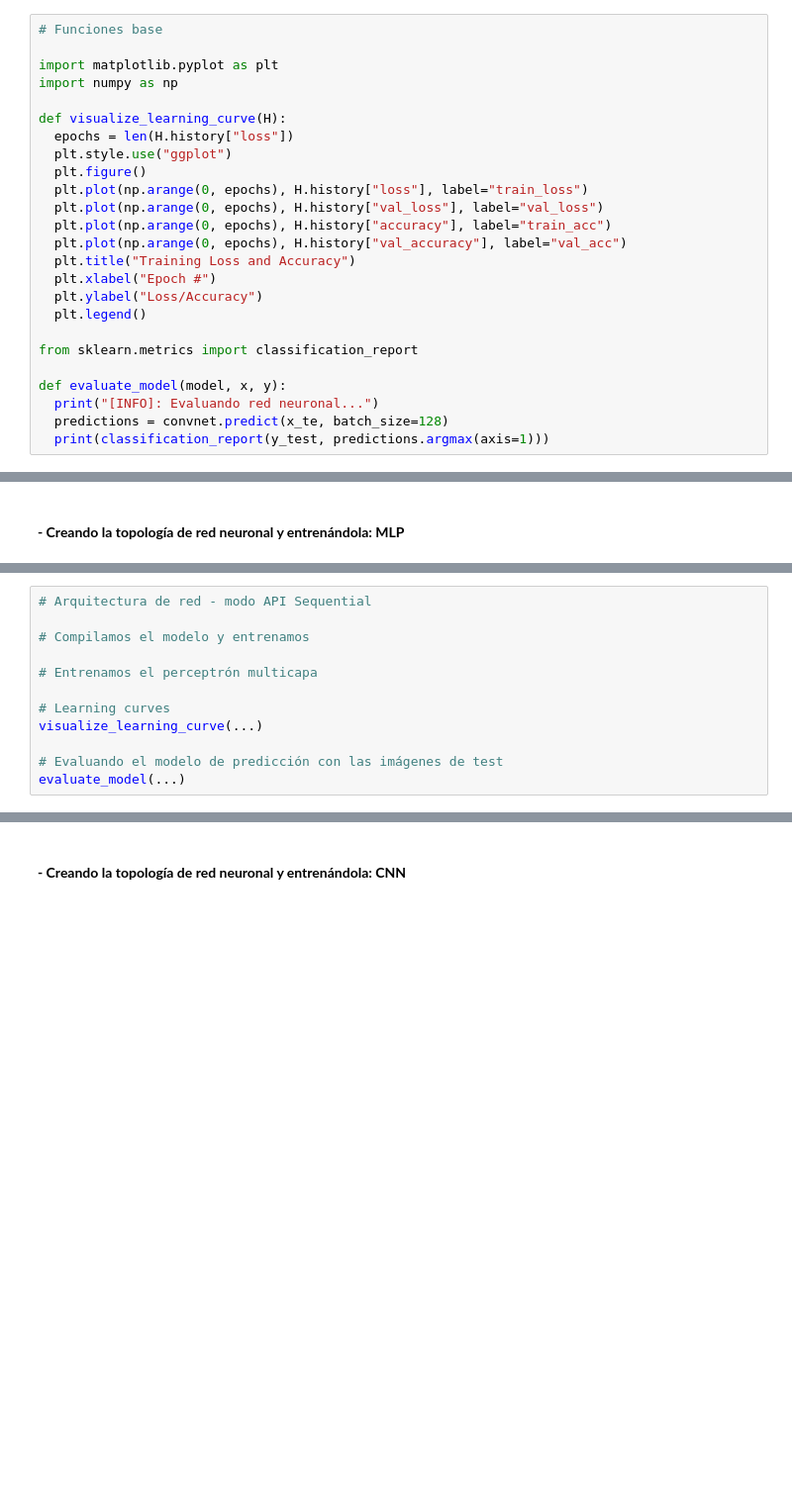
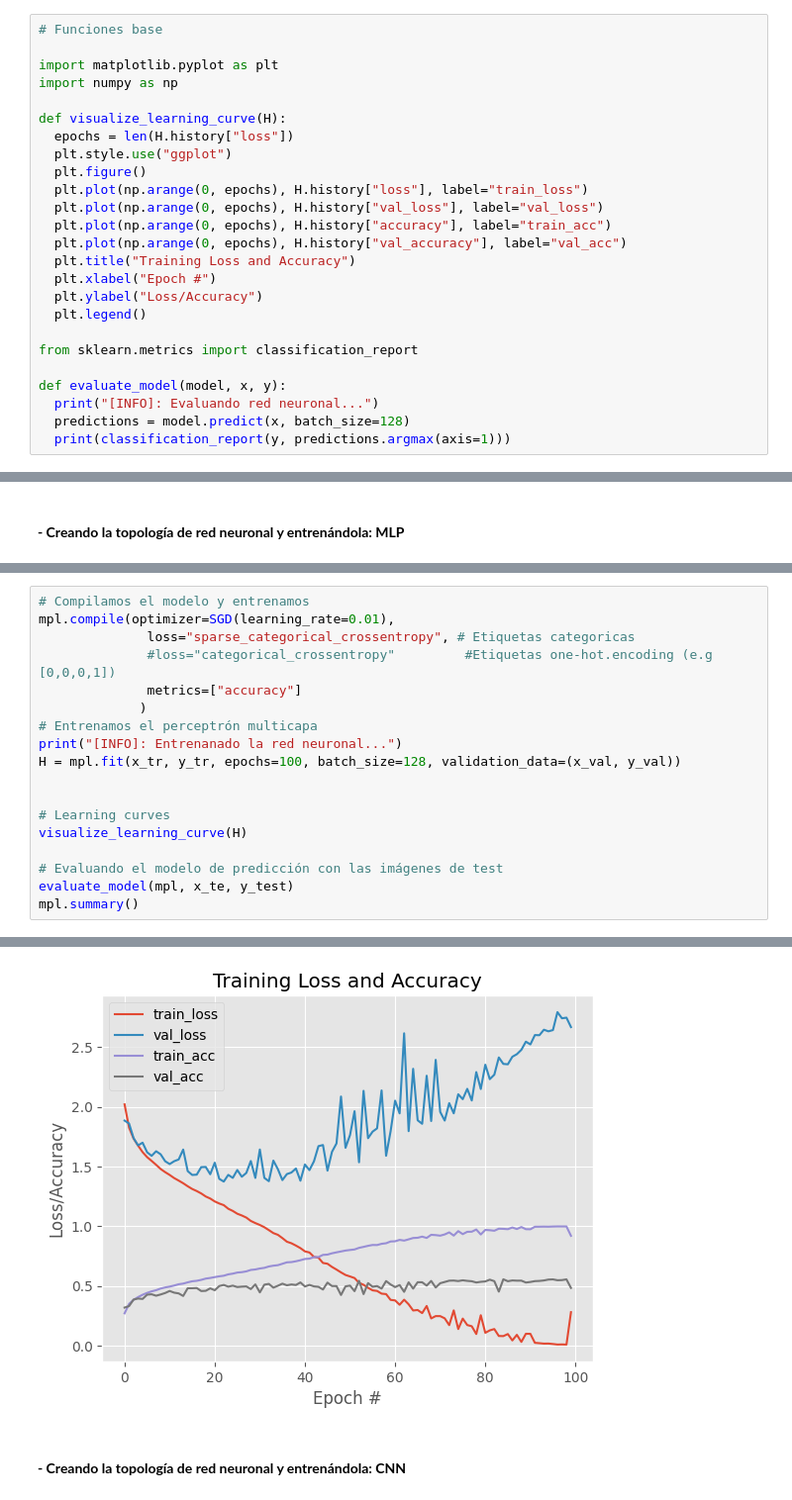
Before and after one commit to JorgeZarama/DeepLearning, a Jupyter notebook: 07MIAR_VC04_VC05_Deep_Vision_Colab.ipynb, the cells around one changed output, grey strips where cells are left out. Shown at 99% size. Saved outputs shown, nothing was run; the diff lists cells and outputs as text; blank space fills up the shorter version.

```diff
--- a/07MIAR_VC04_VC05_Deep_Vision_Colab.ipynb
+++ b/07MIAR_VC04_VC05_Deep_Vision_Colab.ipynb
@@ -33,8 +33,8 @@ from sklearn.metrics import classification_report
 
 def evaluate_model(model, x, y):
   print("[INFO]: Evaluando red neuronal...")
-  predictions = convnet.predict(x_te, batch_size=128)
-  print(classification_report(y_test, predictions.argmax(axis=1)))
+  predictions = model.predict(x, batch_size=128)
+  print(classification_report(y, predictions.argmax(axis=1)))
 # %% [markdown]
 ## **INTRODUCCIÓN A LAS CONVOLUTIONAL NEURAL NETWORKS: MNIST DATASET**
 # %% [markdown]
@@ -193,12 +240,19 @@ weighted avg       0.99      0.99      0.99     10000
 # %%
-# Arquitectura de red - modo API Sequential
+# Compilamos el modelo y entrenamos
+mpl.compile(optimizer=SGD(learning_rate=0.01),
+              loss="sparse_categorical_crossentropy", # Etiquetas categoricas
+              #loss="categorical_crossentropy"         #Etiquetas one-hot.encoding (e.g [0,0,0,1])
+              metrics=["accuracy"]
+             )
+# Entrenamos el perceptrón multicapa
+print("[INFO]: Entrenanado la red neuronal...")
+H = mpl.fit(x_tr, y_tr, epochs=100, batch_size=128, validation_data=(x_val, y_val))
 
-# Compilamos el modelo y entrenamos
-
-# Entrenamos el perceptrón multicapa
 
 # Learning curves
-visualize_learning_curve(...)
+visualize_learning_curve(H)
 
 # Evaluando el modelo de predicción con las imágenes de test
-evaluate_model(...)
+evaluate_model(mpl, x_te, y_test)
+mpl.summary()
+# %% [output]
@@ -205,2 +276,3 @@ evaluate_model(...)
+[figure, added]
 # %% [markdown]
 #### **- Creando la topología de red neuronal y entrenándola: CNN**
```
Also changed, not shown: parts of 12 cells of this notebook.
